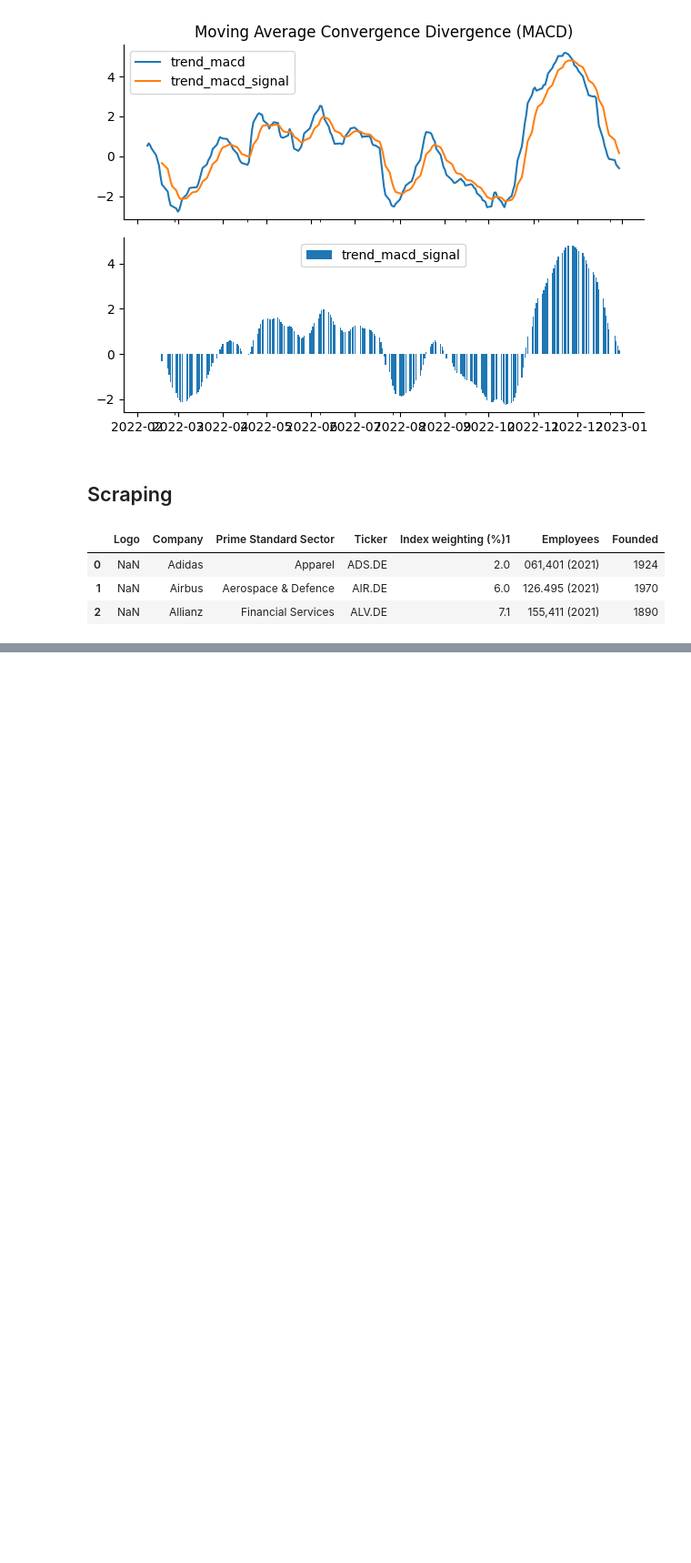
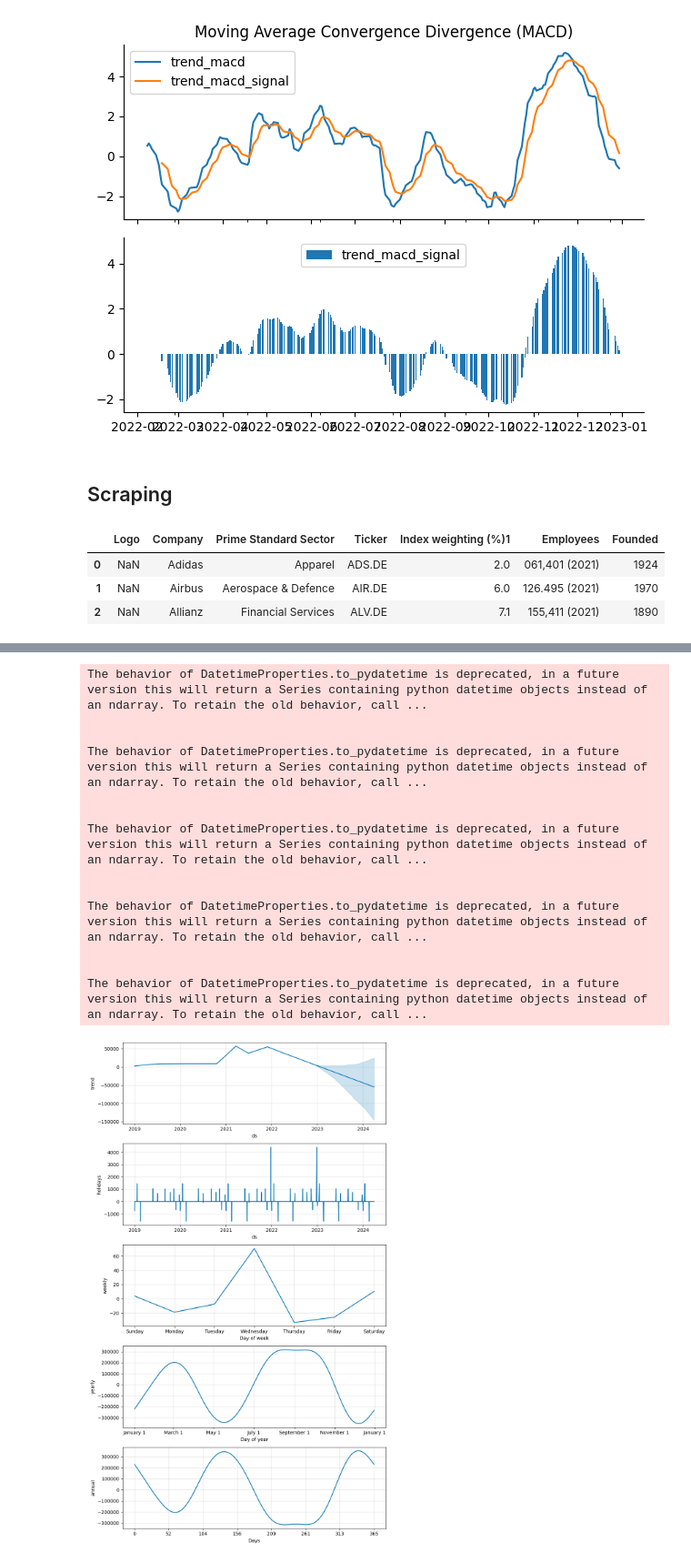
Before and after one commit to JosueAfouda/FinanceAPP, a Jupyter notebook: essai.ipynb, the cells around one changed output, grey strips where cells are left out. Shown at 91% size. Cells and saved outputs as stored; diff of their text form; code cells hidden in the pictures; blank space fills up the shorter version.

```diff
--- a/essai.ipynb
+++ b/essai.ipynb
@@ -258,0 +592,18 @@ def get_cac40_components():
+# %%
+# Decomposition
+prophet.plot_components(btc_pred)
+# %% [output]
+The behavior of DatetimeProperties.to_pydatetime is deprecated, in a future version this will return a Series containing python datetime objects instead of an ndarray. To retain the old behavior, call ...
+
+
+The behavior of DatetimeProperties.to_pydatetime is deprecated, in a future version this will return a Series containing python datetime objects instead of an ndarray. To retain the old behavior, call ...
+
+
+The behavior of DatetimeProperties.to_pydatetime is deprecated, in a future version this will return a Series containing python datetime objects instead of an ndarray. To retain the old behavior, call ...
+
+
+The behavior of DatetimeProperties.to_pydatetime is deprecated, in a future version this will return a Series containing python datetime objects instead of an ndarray. To retain the old behavior, call ...
+
+
+The behavior of DatetimeProperties.to_pydatetime is deprecated, in a future version this will return a Series containing python datetime objects instead of an ndarray. To retain the old behavior, call ...
+[figure, added]
```
Also changed, not shown: parts of 30 cells of this notebook, 5 other files.
